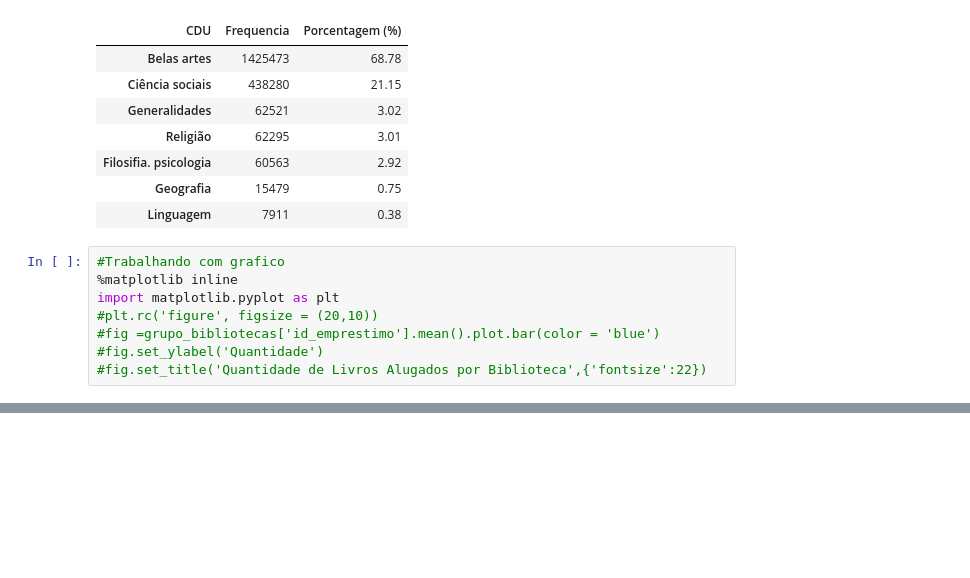
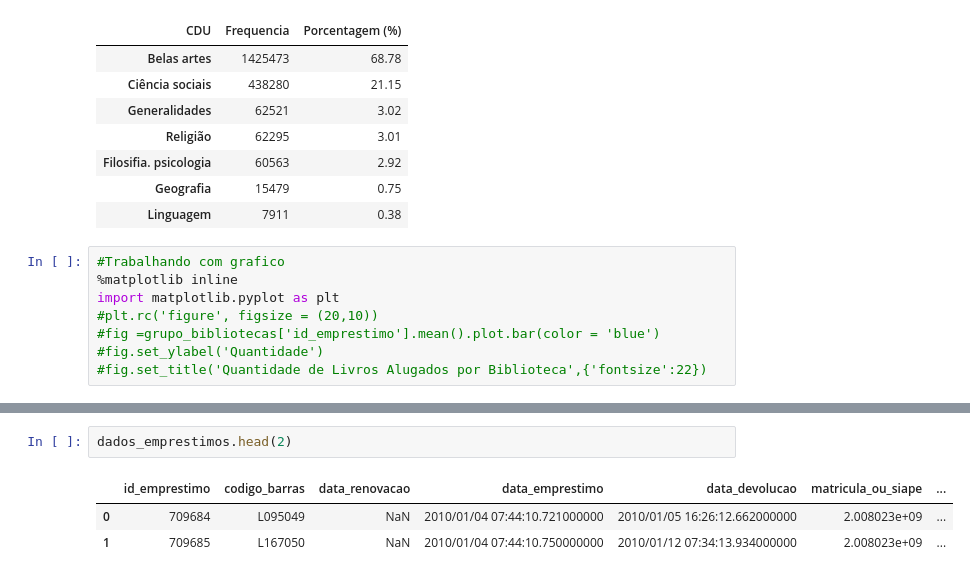
Before and after one commit to Odilon01/7_Dias_de_C-digo_Alura-Python-Pandas, a Jupyter notebook: 7dayofcode.ipynb, the cells around one changed output, grey strips where cells are left out. Drawn from its saved outputs; the diff is of its cells as text; blank space fills up the shorter version.

```diff
--- a/7dayofcode.ipynb
+++ b/7dayofcode.ipynb
@@ -378,0 +399,6 @@ import matplotlib.pyplot as plt
+# %%
+dados_emprestimos.head(2)
+# %% [output]
+|  | id_emprestimo | codigo_barras | data_renovacao | data_emprestimo | data_devolucao | matricula_ou_siape | ... |
+| 0 | 709684 | L095049 | NaN | 2010/01/04 07:44:10.721000000 | 2010/01/05 16:26:12.662000000 | 2.008023e+09 | ... |
+| 1 | 709685 | L167050 | NaN | 2010/01/04 07:44:10.750000000 | 2010/01/12 07:34:13.934000000 | 2.008023e+09 | ... |
```
Also changed, not shown: parts of 14 cells of this notebook.
